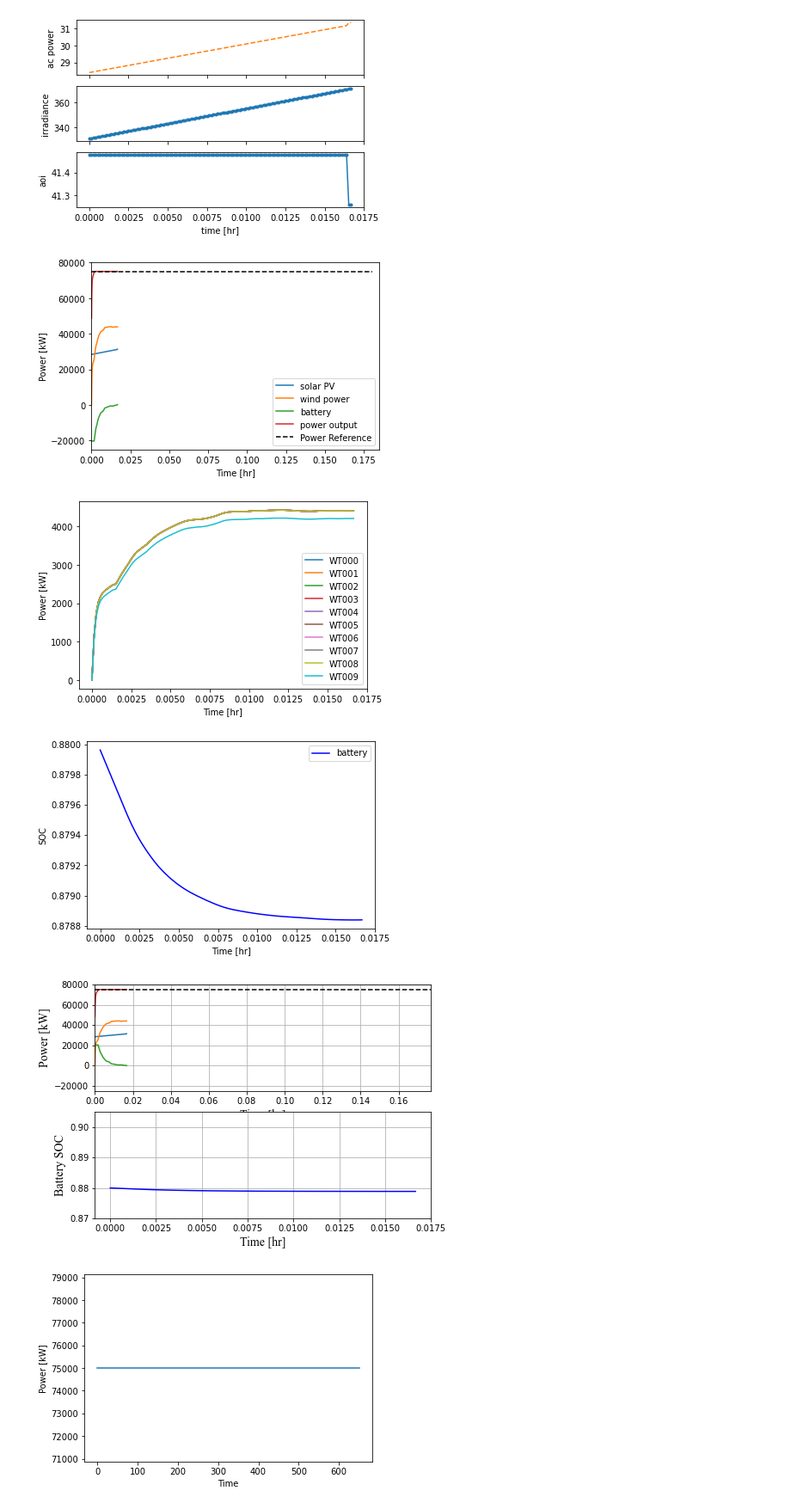
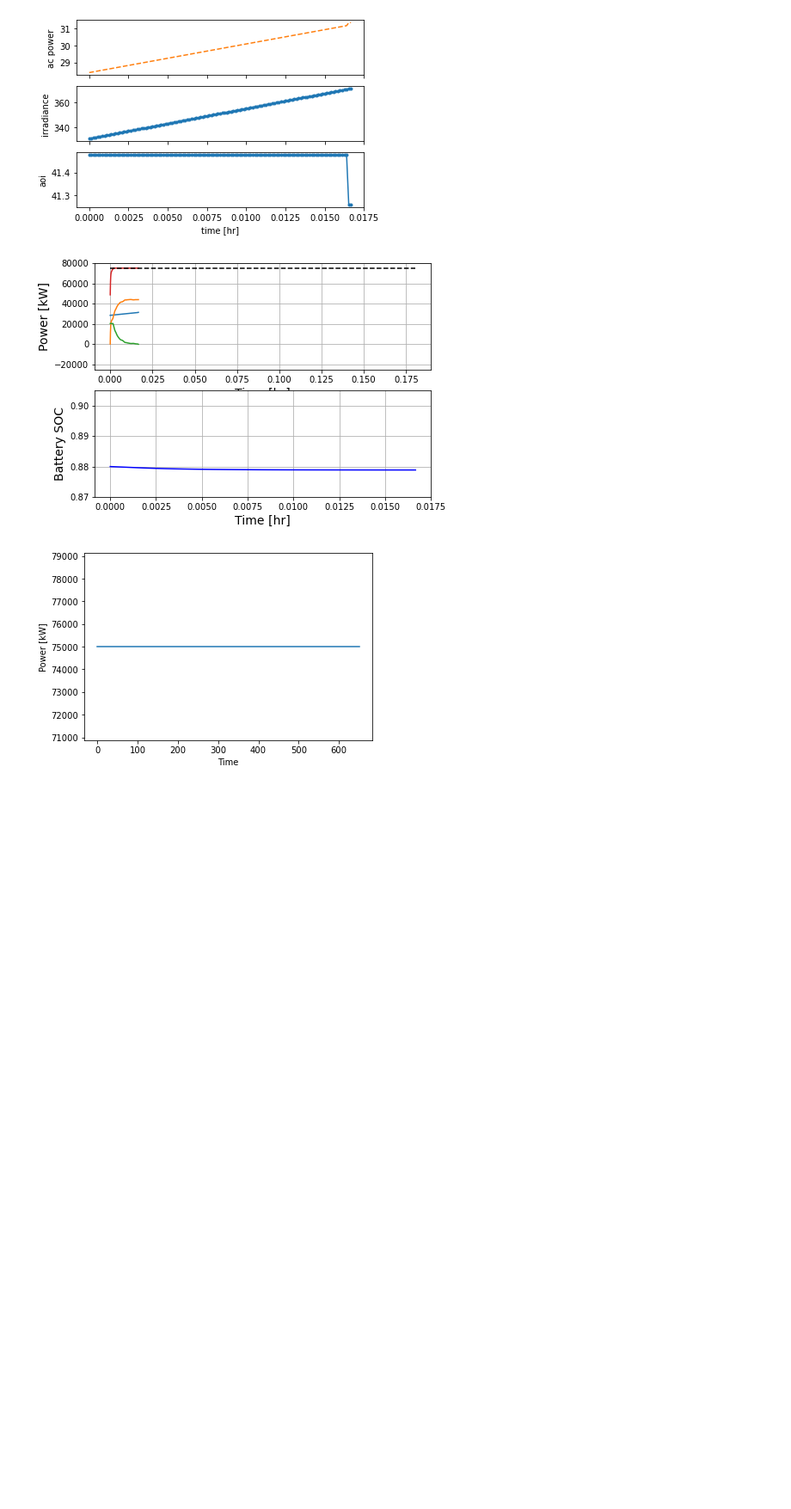
Before and after one commit to NREL/wind-hybrid-open-controller, a Jupyter notebook: examples/simple_hybrid_plant/test_read_output.ipynb, the cells around one changed output. Shown at 86% size. Saved outputs shown, nothing was run; the diff lists cells and outputs as text; code cells hidden in the pictures; blank space fills up the shorter version.

Commit message:
Clean up output notebook

```diff
--- a/examples/simple_hybrid_plant/test_read_output.ipynb
+++ b/examples/simple_hybrid_plant/test_read_output.ipynb
@@ -72,87 +62,55 @@ ax[-1].set_xlabel("time [hr]")
 Text(0.5, 0, 'time [hr]')
 [figure]
 # %%
-from matplotlib.font_manager import FontProperties
+# Plot all plant outputs
 
-hfont = {'fontname':'Helvetica'}
-font = FontProperties()
-font.set_family('serif')
-font.set_name('Times New Roman')
-
+# Load power reference signal given to the plant
 power_ref_input = pd.read_csv("plant_power_reference.csv")
 
-
-
+# Calculate total power output of the farm
 power_output = (df["py_sims.inputs.available_power"]+\
     df["py_sims.solar_farm_0.outputs.power_mw"]*1000) \
     - df["py_sims.battery_0.outputs.power"]
-plt.figure()
-# plt.plot(time / 3600, df["hercules_comms.amr_wind.wind_farm_0.turbine_powers.000"], label="WT000")
-# plt.plot(time / 3600, df["hercules_comms.amr_wind.wind_farm_0.turbine_powers.001"], label="WT001")
-plt.plot(time / 3600, df["py_sims.solar_farm_0.outputs.power_mw"]*1000, label="solar PV")
-plt.plot(time / 3600, df["py_sims.inputs.available_power"], label="wind power")
-plt.plot(time / 3600, df["py_sims.battery_0.outputs.power"], label="battery")
-plt.plot(time / 3600, power_output, label="power output")
-plt.plot(power_ref_input['time']/ 3600, power_ref_input['plant_power_reference'],\
-            'k--', label="Power Reference")
 
-plt.ylabel("Power [kW]")
-plt.xlabel("Time [hr]")
-plt.legend()
-plt.axis([0, 0.185, -25000, 80000])
+#####
+# # Uncomment if you want to look at individual turbine powers
+# plt.figure()
+# Nturb = 10
+# for i in range(0,Nturb):
+#     ending = "00"+str(i)
+#     turbine_string = "hercules_comms.amr_wind.wind_farm_0.turbine_powers."+ending
+#     plt.plot(time / 3600, df[turbine_string], label="WT"+ending)
 
-plt.figure()
+# plt.ylabel("Power [kW]")
+# plt.xlabel("Time [hr]")
+# plt.legend()
+#####
 
-Nturb = 10
-for i in range(0,Nturb):
-    ending = "00"+str(i)
-    turbine_string = "hercules_comms.amr_wind.wind_farm_0.turbine_powers."+ending
-    plt.plot(time / 3600, df[turbine_string], label="WT"+ending)
-
-plt.ylabel("Power [kW]")
-plt.xlabel("Time [hr]")
-plt.legend()
-
-plt.figure()
-plt.plot(time / 3600, df["py_sims.battery_0.outputs.soc"], 'b', label="battery")
-
-
-plt.ylabel("SOC")
-plt.xlabel("Time [hr]")
-plt.legend()
-
+# Plotting power outputs from each technology as well as the total power output (top)
+# Plotting the SOC of the battery (bottom)
 plt.figure(figsize=(7,5))
 top = plt.subplot(2,1,1)
 
 top.plot(time / 3600, df["py_sims.solar_farm_0.outputs.power_mw"]*1000, label="solar PV")
 top.plot(time / 3600, df["py_sims.inputs.available_power"], label="wind power")
 top.plot(time / 3600, -df["py_sims.battery_0.outputs.power"], label="battery")
 top.plot(time / 3600, power_output, label="power output")
 top.plot(power_ref_input['time']/ 3600, power_ref_input['plant_power_reference'],\
             'k--', label="Power Reference")
 
-top.set_ylabel("Power [kW]", font=font, fontsize = 14)
-top.set_xlabel("Time [hr]", font=font, fontsize = 14)
+top.set_ylabel("Power [kW]", fontsize = 14)
+top.set_xlabel("Time [hr]", fontsize = 14)
 # top.legend( fontsize = 11, loc='best')
-top.axis([0, 0.177, -25000, 80000])
+top.set_ylim([ -25000, 80000])
 top.grid()
-
-# box = top.get_position()
-# top.set_position([box.x0, box.y0, box.width * 0.8, box.height])
-
-# # Put a legend to the right of the current axis
-# top.legend(loc='center left', bbox_to_anchor=(1, 0.5))
 
 bot = plt.subplot(2,1,2)
 bot.plot(time / 3600, df["py_sims.battery_0.outputs.soc"], 'b')
 
-bot.set_ylabel("Battery SOC", font=font, fontsize = 14)
-bot.set_xlabel("Time [hr]", font=font, fontsize = 14)
+bot.set_ylabel("Battery SOC", fontsize = 14)
+bot.set_xlabel("Time [hr]", fontsize = 14)
 bot.set_ylim([0.87,0.905])
 bot.grid()
 # %% [output]
-[figure, old version]
+[figure, new version]
-[figure, removed]
-[figure, removed]
-[figure, removed]
 # %%
```
Also changed, not shown: parts of 4 cells of this notebook.
